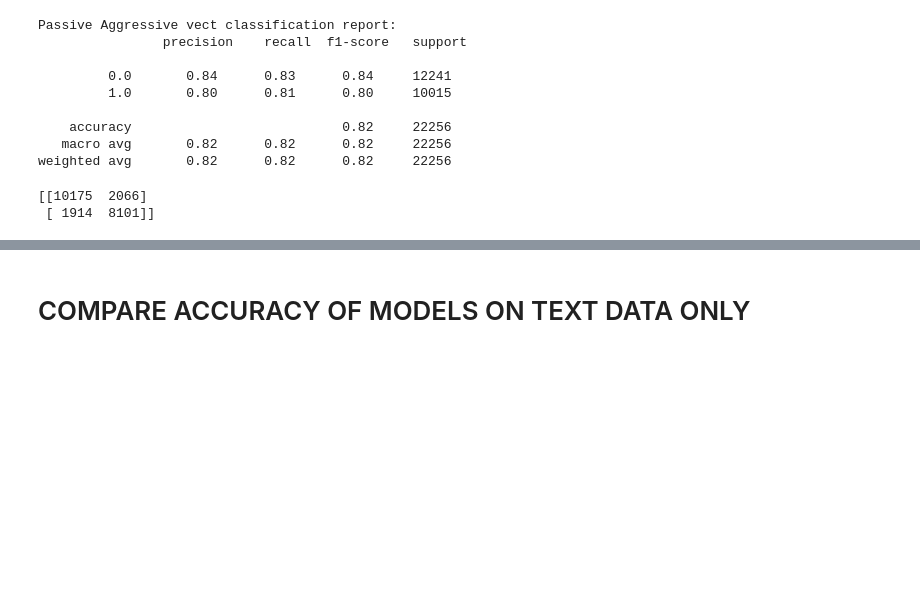
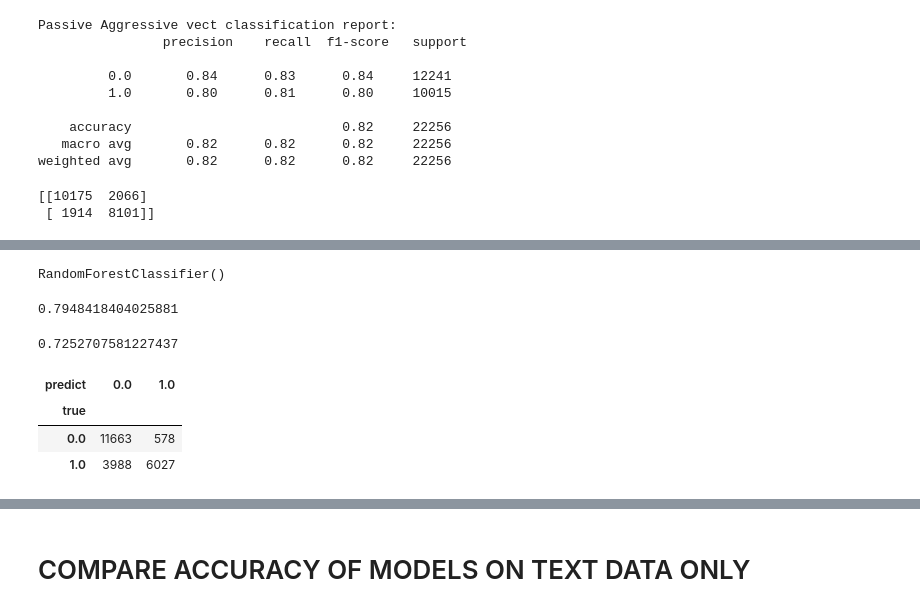
Before and after one commit to ElisaHofmann/fakenews, a Jupyter notebook: FakeNews_report2_ELISA_2023-06-06.ipynb, the cells around one changed output, grey strips where cells are left out. Saved outputs shown, nothing was run; the diff lists cells and outputs as text; code cells hidden in the pictures; blank space fills up the shorter version.

```diff
--- a/FakeNews_report2_ELISA_2023-06-06.ipynb
+++ b/FakeNews_report2_ELISA_2023-06-06.ipynb
@@ -1221,5 +1241,5 @@ bag = BaggingClassifier(n_estimators=10, oob_score=True)
 # %%
 # fit model
-bag.fit(X_train_text, Y_train)
+# bag.fit(X_train_text, Y_train)
 
-# takes XXX minutes
+# takes 120 minutes
@@ -1257,0 +1314,7 @@ print(cf_matrix_bag_vect)
+# %%
+# fit model
+clf_rf.fit(X_train_text, Y_train)
+
+# takes 30 minutes
+# %% [output]
+RandomForestClassifier()
@@ -1257,0 +1324,26 @@ print(cf_matrix_bag_vect)
+# %%
+# get accuracy
+accuracy_rf_vect = clf_rf.score(X_test_text, Y_test)
+accuracy_rf_vect
+
+# 0.79
+# %% [output]
+0.7948418404025881
+# %%
+# Evaluate the model with f1 score
+from sklearn.metrics import f1_score
+
+f1_rf_vect = f1_score(Y_test, y_pred_rf_vect)
+f1_rf_vect
+
+# 0.73
+# %% [output]
+0.7252707581227437
+# %%
+# get confusion matrix
+pd.crosstab(Y_test, y_pred_rf_vect, rownames=["true"], colnames=["predict"])
+# %% [output]
+| predict | 0.0 | 1.0 |
+| true |  |  |
+| 0.0 | 11663 | 578 |
+| 1.0 | 3988 | 6027 |
```
Also changed, not shown: parts of 80 cells of this notebook.
